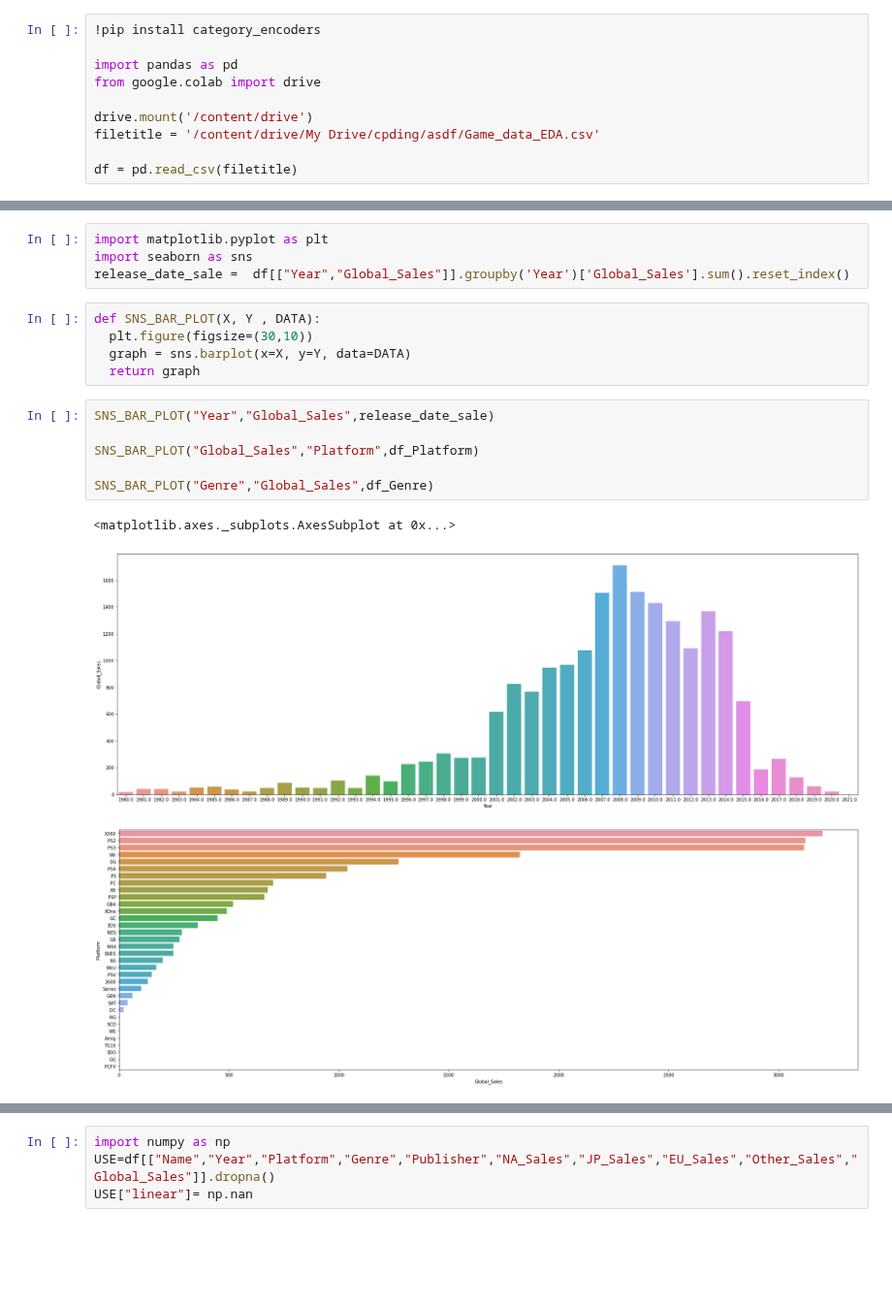
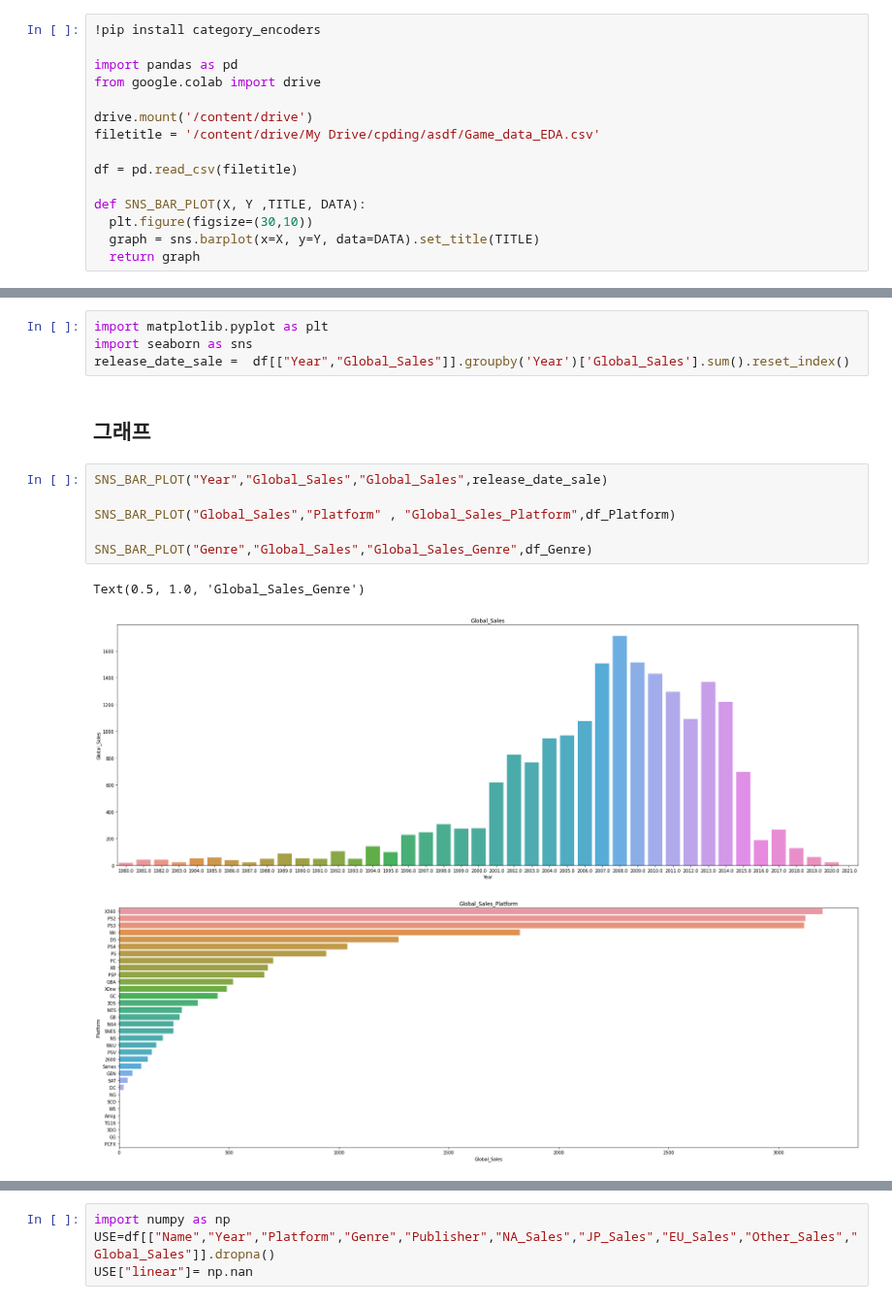
Before and after one commit to Georgia-MAX-holic/Footprints, a Jupyter notebook: PJ/game_sale/New/Game_Sales.ipynb, the cells around one changed output, grey strips where cells are left out. Shown at 97% size. Saved outputs shown, nothing was run; the diff lists cells and outputs as text; blank space fills up the shorter version.

```diff
--- a/PJ/game_sale/New/Game_Sales.ipynb
+++ b/PJ/game_sale/New/Game_Sales.ipynb
@@ -10,6 +17,11 @@ drive.mount('/content/drive')
 filetitle = '/content/drive/My Drive/cpding/asdf/Game_data_EDA.csv'
 
 df = pd.read_csv(filetitle)
+
+def SNS_BAR_PLOT(X, Y ,TITLE, DATA):
+  plt.figure(figsize=(30,10))
+  graph = sns.barplot(x=X, y=Y, data=DATA).set_title(TITLE)
+  return graph
 # %% [output]
 Looking in indexes: https://pypi.org/simple, https://us-python.pkg.dev/colab-wheels/public/simple/
 Requirement already satisfied: category_encoders in /usr/local/lib/python3.8/dist-packages (2.6.0)
@@ -94,18 +115,15 @@ df_Genre = df_Genre.sort_values(by="Global_Sales", ascending=False).reset_index(
 import matplotlib.pyplot as plt
 import seaborn as sns
 release_date_sale =  df[["Year","Global_Sales"]].groupby('Year')['Global_Sales'].sum().reset_index()
-# %%
-def SNS_BAR_PLOT(X, Y , DATA):
-  plt.figure(figsize=(30,10))
-  graph = sns.barplot(x=X, y=Y, data=DATA)
-  return graph
+# %% [markdown]
+## 그래프
 # %%
-SNS_BAR_PLOT("Year","Global_Sales",release_date_sale)
+SNS_BAR_PLOT("Year","Global_Sales","Global_Sales",release_date_sale)
 
-SNS_BAR_PLOT("Global_Sales","Platform",df_Platform)
+SNS_BAR_PLOT("Global_Sales","Platform" , "Global_Sales_Platform",df_Platform)
 
-SNS_BAR_PLOT("Genre","Global_Sales",df_Genre)
+SNS_BAR_PLOT("Genre","Global_Sales","Global_Sales_Genre",df_Genre)
 # %% [output]
-<matplotlib.axes._subplots.AxesSubplot at 0x...>
+Text(0.5, 1.0, 'Global_Sales_Genre')
-[figure, old version]
+[figure, new version]
-[figure, old version]
+[figure, new version]
```
Also changed, not shown: parts of 63 cells of this notebook.
